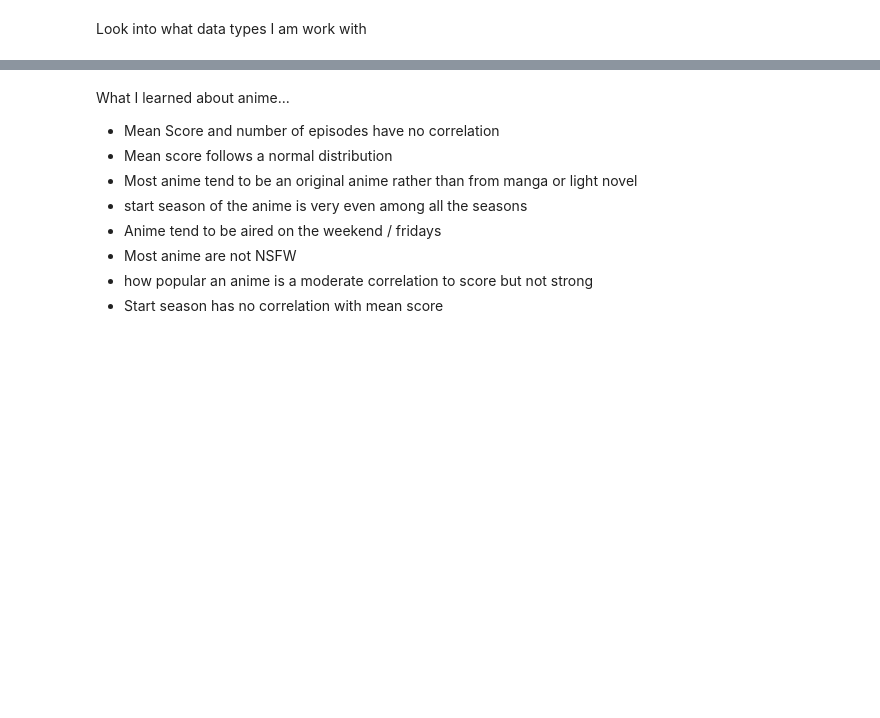
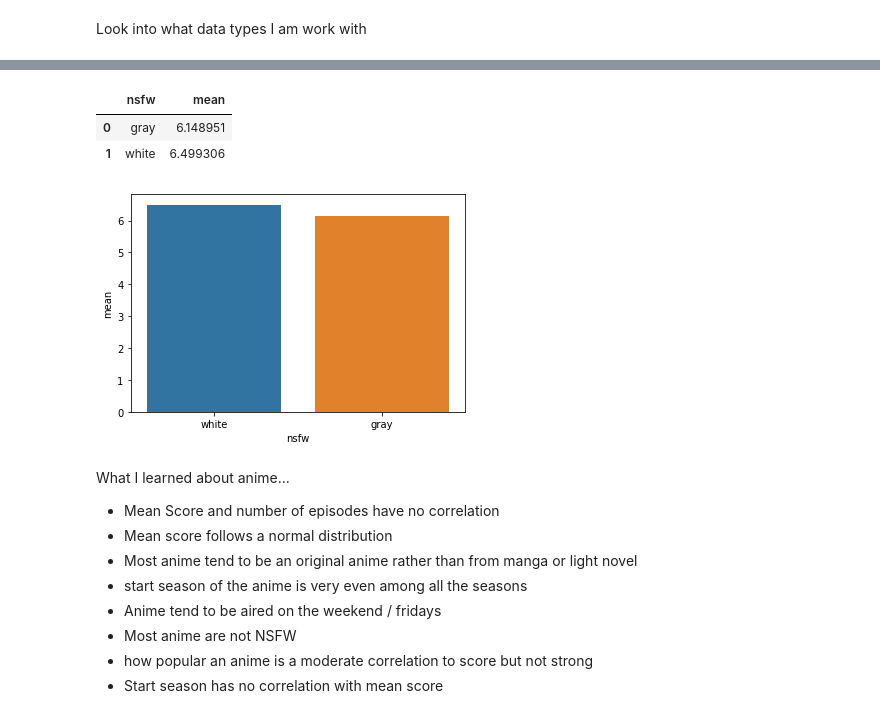
Before and after one commit to azshen23/Manga-to-Anime-prediciton, a Jupyter notebook: rating-prediction.ipynb, the cells around one changed output, grey strips where cells are left out. Drawn from its saved outputs; the diff is of its cells as text; code cells hidden in the pictures; blank space fills up the shorter version.

```diff
--- a/rating-prediction.ipynb
+++ b/rating-prediction.ipynb
@@ -84,4 +191,15 @@ p = sns.barplot('start_season_season', 'mean', data = seasonScore, ci = False)
 # %%
 #See if nsfw has any correlation with mean score
 seasonScore = anime
+#Graph visualization
+x = 'nsfw'
+y = 'mean'
+p = sns.barplot(x = x, y = y, data = seasonScore, ci = False)
+
+#table visualization
 seasonScore.groupby('nsfw', as_index = False)['mean'].mean()
+# %% [output]
+|  | nsfw | mean |
+| 0 | gray | 6.148951 |
+| 1 | white | 6.499306 |
+[figure, added]
```
Also changed, not shown: parts of 11 cells of this notebook.
